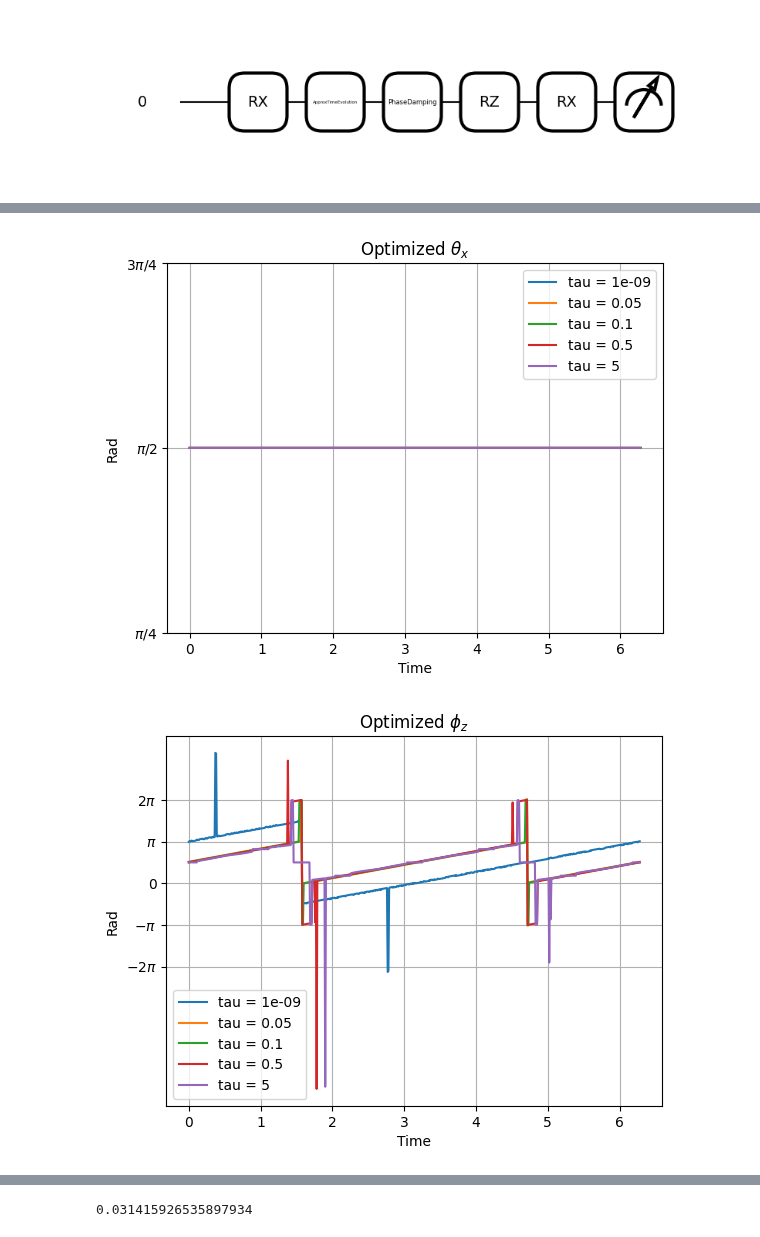
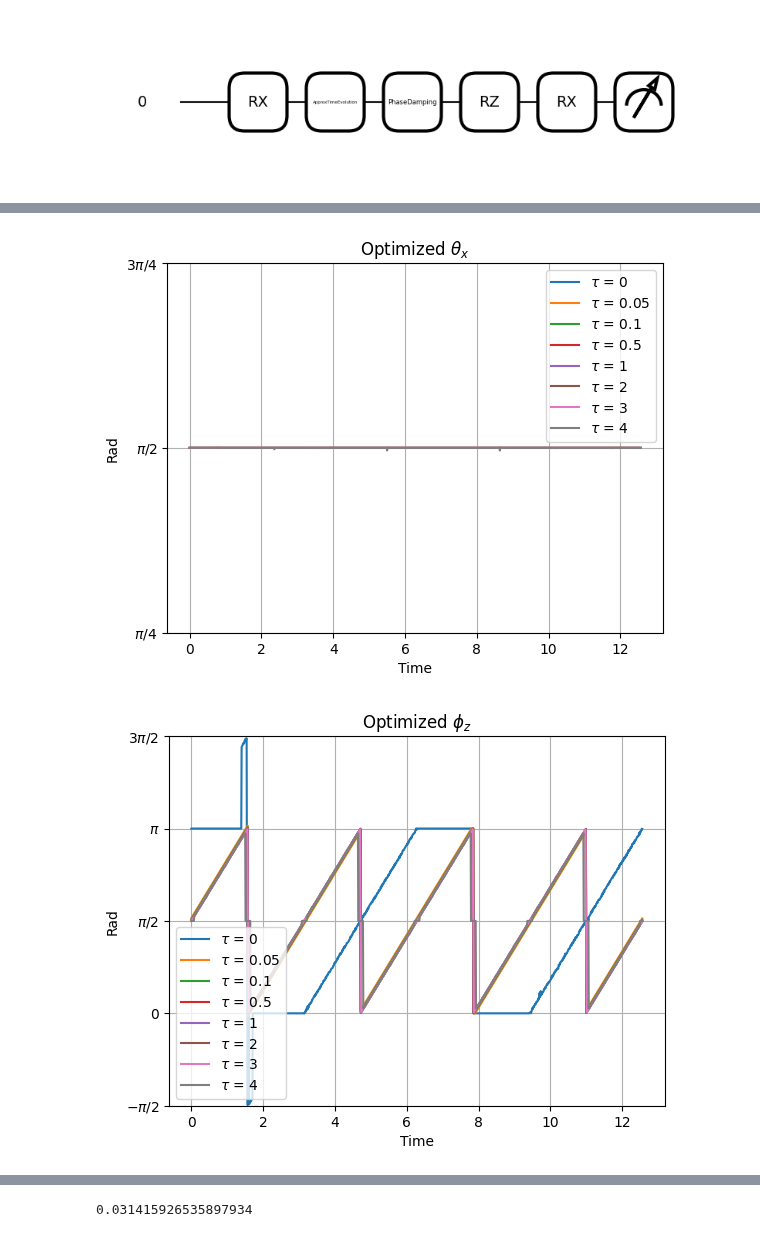
Before and after one commit to iridescent0923/Quantum_Optimization, a Jupyter notebook: Pennylane_Workspace/Metrology/CFI_optimize/Complete/1-qubit/3CMP/Sweeping_tau[ps=0].ipynb, the cells around one changed output, grey strips where cells are left out. Cells and saved outputs as stored; diff of their text form; code cells hidden in the pictures.

```diff
--- a/Pennylane_Workspace/Metrology/CFI_optimize/Complete/1-qubit/3CMP/Sweeping_tau[ps=0].ipynb
+++ b/Pennylane_Workspace/Metrology/CFI_optimize/Complete/1-qubit/3CMP/Sweeping_tau[ps=0].ipynb
@@ -174,6 +242,6 @@ def BFGS(Sweep_Data, paras, gamma_ps_select, Iterations):
 # %%
-tau_plot = 1e-09, 5e-2, 1e-1, 5e-1, 5
-Sweep_data = np_.array([1e-4, np.pi * 2 + 1e-4, 1e-2])
+tau_plot = 0, 5e-2, 1e-1, 5e-1, 1, 2, 3, 4
+Sweep_data = np_.array([0, np.pi * 4 , 1e-2])
 
 Sweep_data_arange = np_.arange(Sweep_data[0], Sweep_data[1], Sweep_data[2])
 
@@ -188,15 +256,20 @@ for i in range(len(tau_plot)):
     Gamma_ps_preset = 1e-2
     Set_Iterations = 1
 
-    Optimized_Result = BFGS(Sweep_data, Paras_init, Gamma_ps_preset, Set_Iterations)
+    Optimized_Result = BFGS(
+        Sweep_data,
+        Paras_init,
+        Gamma_ps_preset,
+        Set_Iterations
+        )
 
     Para_store[i][:, 0] = Optimized_Result[1][:,2]
     Para_store[i][:, 1] = Optimized_Result[1][:,3]
 
     # plt.plot(Sweep_data_arange, Optimized_Result[0][:, 1], label = f'Before_tau = {tau_plot[i]}')
-    plt.plot(Sweep_data_arange, Optimized_Result[1][:, 1], label = f'tau = {tau_plot[i]}')
-    plt.title(f'[1-qubit] AFter BFGS_Without post-selection')
+    plt.plot(Sweep_data_arange, Optimized_Result[1][:, 1], label = f'$\\tau$ = {tau_plot[i]}')
 
+plt.title(f'[1-qubit] AFter BFGS_Without post-selection')
 plt.xlabel('Time')
 plt.ylabel('CFI')
 plt.grid()
@@ -207,6 +280,6 @@ plt.legend()
 # %%
 for i in range(0, len(tau_plot)):
-    plt.plot(Sweep_data_arange, Para_store[i][:, 0], label = f'tau = {tau_plot[i]}')
+    plt.plot(Sweep_data_arange, Para_store[i][:, 0], label = f'$\\tau$ = {tau_plot[i]}')
 
 # Set the yticks to be at π/4, π/2, and 3π/4
 plt.yticks([np.pi/4, np.pi/2, 3*np.pi/4], ['$\pi/4$', '$\pi/2$', '$3\pi/4$'])
@@ -219,21 +292,23 @@ plt.legend()
 
 plt.show()
 # %% [output]
-[figure, old version]
+[figure, new version]
 # %%
 for i in range(0, len(tau_plot)):
-    # if i != 1:
-        plt.plot(Sweep_data_arange, Para_store[i][:, 1], label = f'tau = {tau_plot[i]}')
+    # if i != 4:
+        plt.plot(Sweep_data_arange, Para_store[i][:, 1], label = f'$\\tau$ = {tau_plot[i]}')
 
 # Set the yticks to be at -2π, -π, 0, π, and 2π
-plt.yticks([-2*np.pi, -np.pi, 0, np.pi, 2*np.pi], ['$-2\pi$', '$-\pi$', '0', '$\pi$', '$2\pi$'])
+# plt.yticks([-np.pi, 0, np.pi, 2*np.pi], ['$-\pi$', '0', '$\pi$', '$2\pi$'])
+plt.yticks([-np.pi, -np.pi/2, 0, np.pi/2, np.pi, (3*np.pi)/2, 2*np.pi], ['$-\pi$', '$-\pi/2$', '0', '$\pi/2$', '$\pi$', '$3\pi/2$', '$2\pi$'])
+plt.ylim(-1*np.pi/2, 3*np.pi/2)
 
 plt.title(f'Optimized $\\phi_{{z}}$')
 plt.xlabel('Time')
 plt.ylabel('Rad')
 plt.grid()
 plt.legend()
 
 plt.show()
 # %% [output]
-[figure, old version]
+[figure, new version]
```
Also changed, not shown: parts of 7 cells of this notebook, 8 other files.
